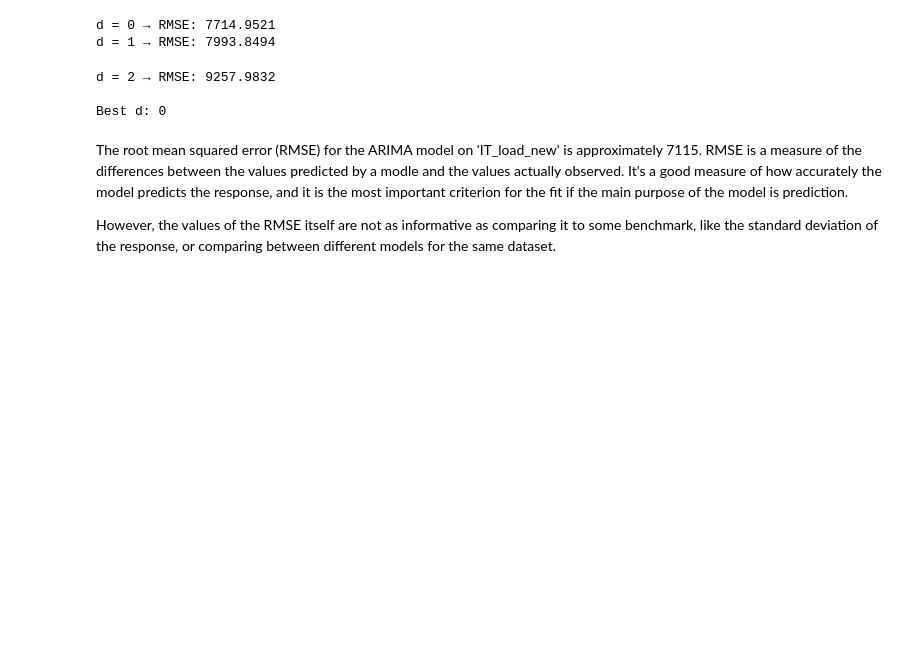
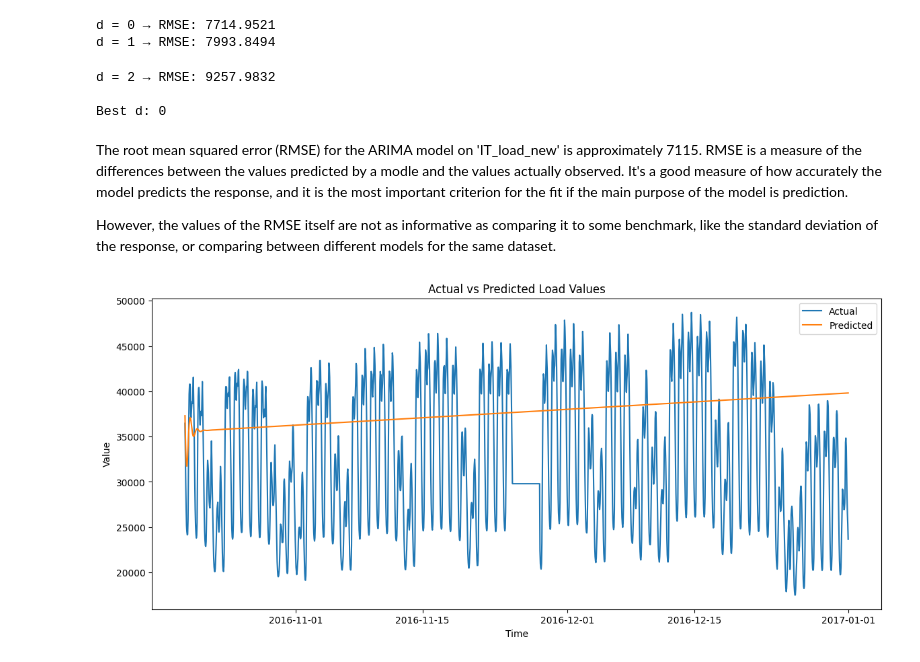
Before and after one commit to srsimonson/time-series-projects, a Jupyter notebook: energy_demand_forecasting/time_series_analysis.ipynb, the cells around one changed output. Saved outputs shown, nothing was run; the diff lists cells and outputs as text; code cells hidden in the pictures; blank space fills up the shorter version.

```diff
--- a/energy_demand_forecasting/time_series_analysis.ipynb
+++ b/energy_demand_forecasting/time_series_analysis.ipynb
@@ -217,3 +217,14 @@ The root mean squared error (RMSE) for the ARIMA model on 'IT_load_new' is appro
 However, the values of the RMSE itself are not as informative as comparing it to some benchmark, like the standard deviation of the response, or comparing between different models for the same dataset.
 # %%
 # Plot actual vs predicted values
+
+plt.figure(figsize=(14,6))
+plt.plot(data['utc_timestamp'][train_size:], test, label='Actual')
+plt.plot(data['utc_timestamp'][train_size:], predictions, label='Predicted')
+plt.xlabel('Time')
+plt.ylabel('Value')
+plt.legend()
+plt.title('Actual vs Predicted Load Values')
+plt.show()
+# %% [output]
+[figure, added]
```
Also changed, not shown: parts of 6 cells of this notebook.
